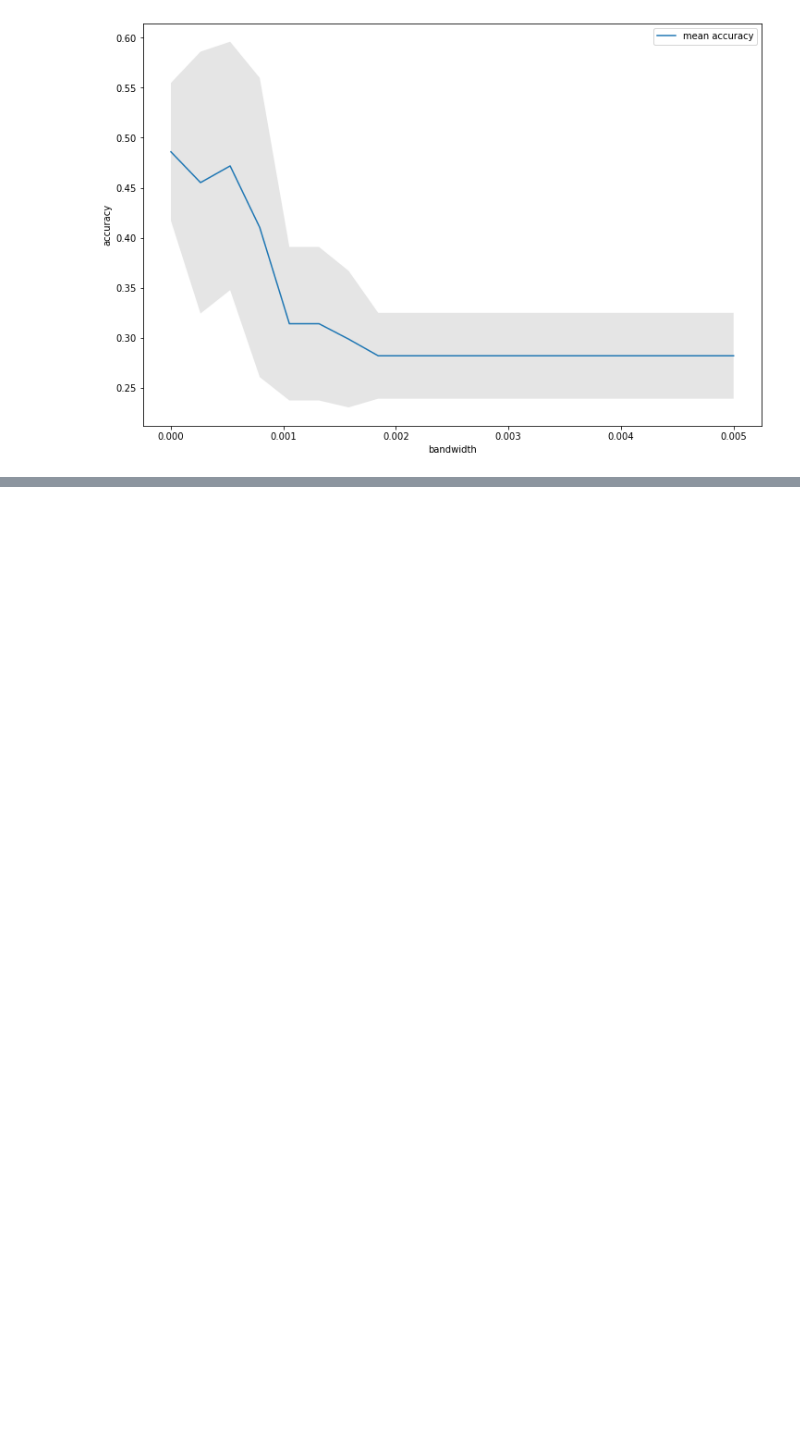
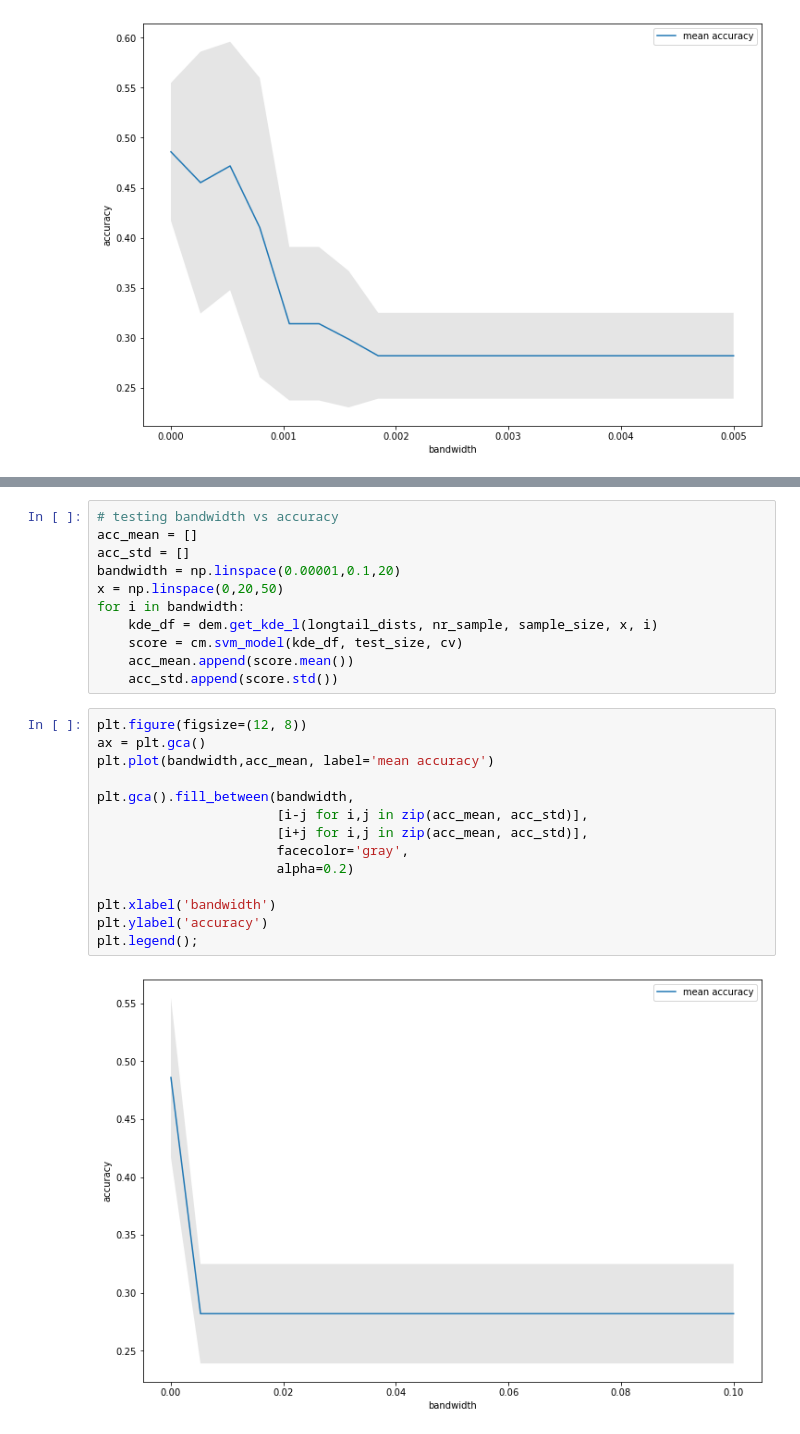
Before and after one commit to sheilafarrahi/thesis, a Jupyter notebook: kde.ipynb, the cells around one changed output, grey strips where cells are left out. Cells and saved outputs as stored; diff of their text form; blank space fills up the shorter version.

```diff
--- a/kde.ipynb
+++ b/kde.ipynb
@@ -184,0 +205,27 @@ plt.legend();
+# %%
+# testing bandwidth vs accuracy
+acc_mean = []
+acc_std = []
+bandwidth = np.linspace(0.00001,0.1,20)
+x = np.linspace(0,20,50)
+for i in bandwidth:
+    kde_df = dem.get_kde_l(longtail_dists, nr_sample, sample_size, x, i)
+    score = cm.svm_model(kde_df, test_size, cv)
+    acc_mean.append(score.mean())
+    acc_std.append(score.std())
+# %%
+plt.figure(figsize=(12, 8))
+ax = plt.gca()
+plt.plot(bandwidth,acc_mean, label='mean accuracy')
+
+plt.gca().fill_between(bandwidth,
+                       [i-j for i,j in zip(acc_mean, acc_std)],
+                       [i+j for i,j in zip(acc_mean, acc_std)],
+                       facecolor='gray',
+                       alpha=0.2)
+
+plt.xlabel('bandwidth')
+plt.ylabel('accuracy')
+plt.legend();
+# %% [output]
+[figure, added]
```
Also changed, not shown: parts of 3 cells of this notebook, 5 other files.
